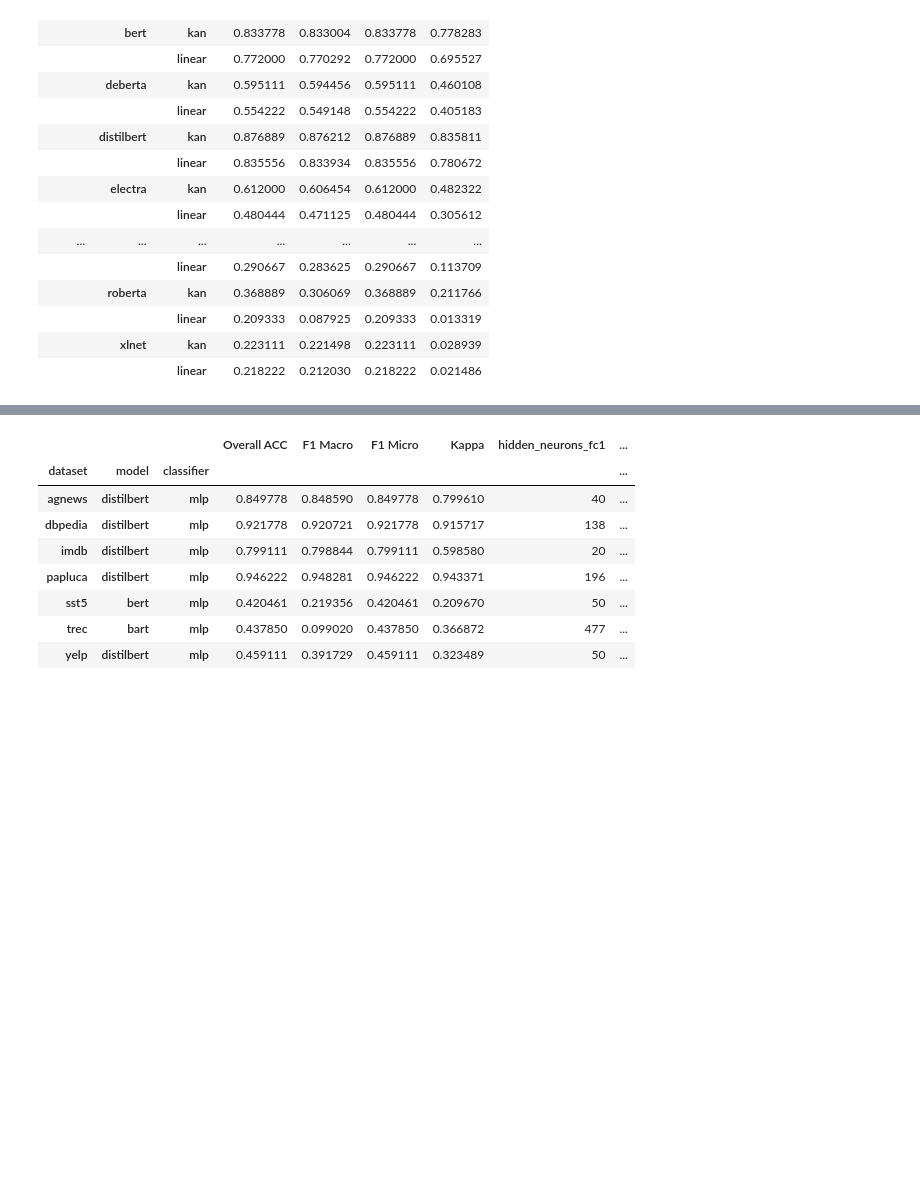
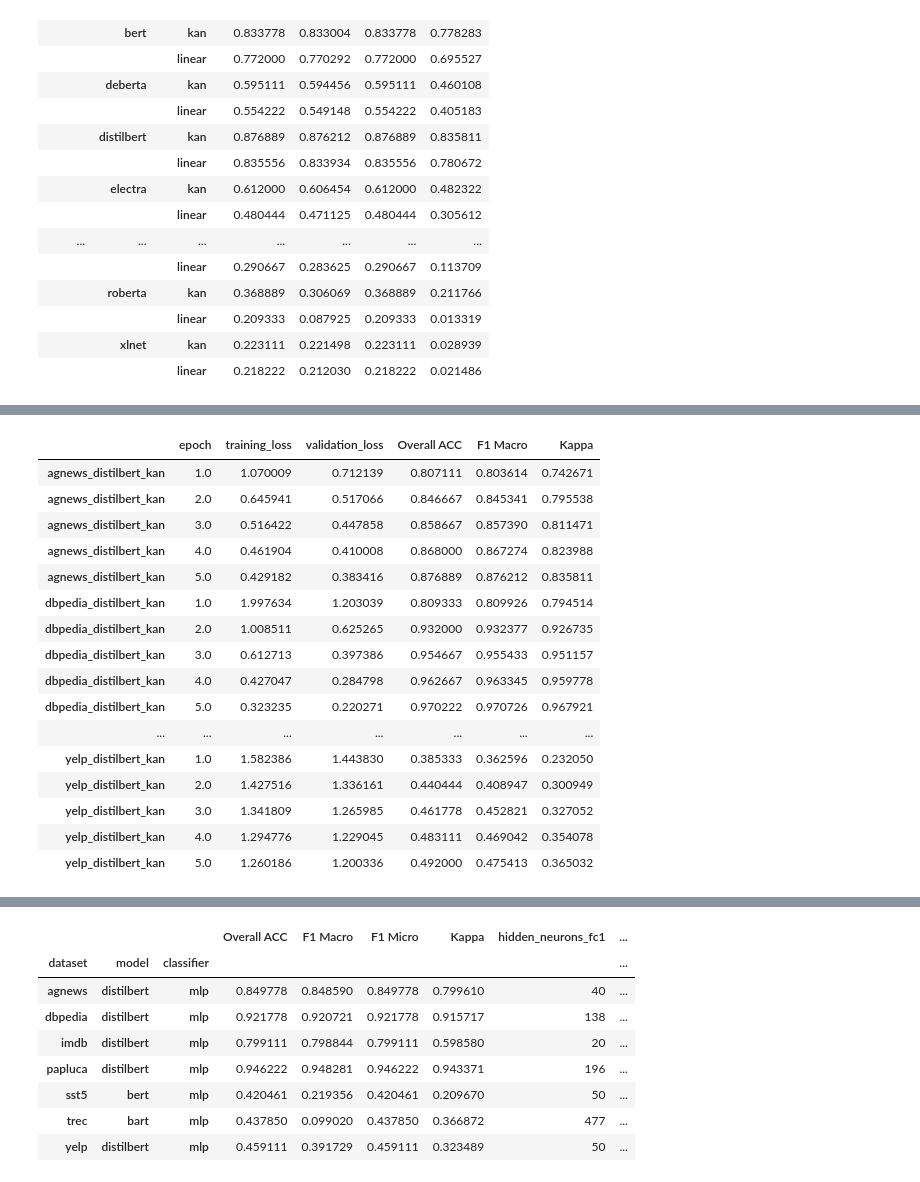
Before and after one commit to abdalimran/FR-KAN-Text-Classification, a Jupyter notebook: results.ipynb, the cells around one changed output, grey strips where cells are left out. Cells and saved outputs as stored; diff of their text form; code cells hidden in the pictures; blank space fills up the shorter version.

```diff
--- a/results.ipynb
+++ b/results.ipynb
@@ -107,0 +118,60 @@ overall_results
+# %%
+epoch_results_kan = []
+
+for k, v in best_models.items():
+    for i in range(1,6):
+        epoch_results_kan.append(
+            {
+                f"{k}_{v}_{'kan'}": [
+                    i,
+                    exp_results[f"{k}_{v}_{'kan'}"][f"epoch_{i}"]["training_loss"],
+                    exp_results[f"{k}_{v}_{'kan'}"][f"epoch_{i}"]["validation_loss"],
+                    exp_results[f"{k}_{v}_{'kan'}"][f"epoch_{i}"][
+                        "validation_metrics"
+                    ].overall_stat["Overall ACC"],
+                    exp_results[f"{k}_{v}_{'kan'}"][f"epoch_{i}"][
+                        "validation_metrics"
+                    ].overall_stat["F1 Macro"],
+                    exp_results[f"{k}_{v}_{'kan'}"][f"epoch_{i}"][
+                        "validation_metrics"
+                    ].overall_stat["Kappa"],
+                ]
+            }
+        )
+
+pd.concat(
+    [
+        (
+            pd.DataFrame(
+                result,
+                index=[
+                    "epoch",
+                    "training_loss",
+                    "validation_loss",
+                    "Overall ACC",
+                    "F1 Macro",
+                    "Kappa",
+                ],
+            ).T
+        )
+        for result in epoch_results_kan
+    ]
+)
+# %% [output]
+|  | epoch | training_loss | validation_loss | Overall ACC | F1 Macro | Kappa |
+| agnews_distilbert_kan | 1.0 | 1.070009 | 0.712139 | 0.807111 | 0.803614 | 0.742671 |
+| agnews_distilbert_kan | 2.0 | 0.645941 | 0.517066 | 0.846667 | 0.845341 | 0.795538 |
+| agnews_distilbert_kan | 3.0 | 0.516422 | 0.447858 | 0.858667 | 0.857390 | 0.811471 |
+| agnews_distilbert_kan | 4.0 | 0.461904 | 0.410008 | 0.868000 | 0.867274 | 0.823988 |
+| agnews_distilbert_kan | 5.0 | 0.429182 | 0.383416 | 0.876889 | 0.876212 | 0.835811 |
+| dbpedia_distilbert_kan | 1.0 | 1.997634 | 1.203039 | 0.809333 | 0.809926 | 0.794514 |
+| dbpedia_distilbert_kan | 2.0 | 1.008511 | 0.625265 | 0.932000 | 0.932377 | 0.926735 |
+| dbpedia_distilbert_kan | 3.0 | 0.612713 | 0.397386 | 0.954667 | 0.955433 | 0.951157 |
+| dbpedia_distilbert_kan | 4.0 | 0.427047 | 0.284798 | 0.962667 | 0.963345 | 0.959778 |
+| dbpedia_distilbert_kan | 5.0 | 0.323235 | 0.220271 | 0.970222 | 0.970726 | 0.967921 |
+| ... | ... | ... | ... | ... | ... | ... |
+| yelp_distilbert_kan | 1.0 | 1.582386 | 1.443830 | 0.385333 | 0.362596 | 0.232050 |
+| yelp_distilbert_kan | 2.0 | 1.427516 | 1.336161 | 0.440444 | 0.408947 | 0.300949 |
+| yelp_distilbert_kan | 3.0 | 1.341809 | 1.265985 | 0.461778 | 0.452821 | 0.327052 |
+| yelp_distilbert_kan | 4.0 | 1.294776 | 1.229045 | 0.483111 | 0.469042 | 0.354078 |
+| yelp_distilbert_kan | 5.0 | 1.260186 | 1.200336 | 0.492000 | 0.475413 | 0.365032 |
```
Also changed, not shown: parts of 4 cells of this notebook, 5 other files.
